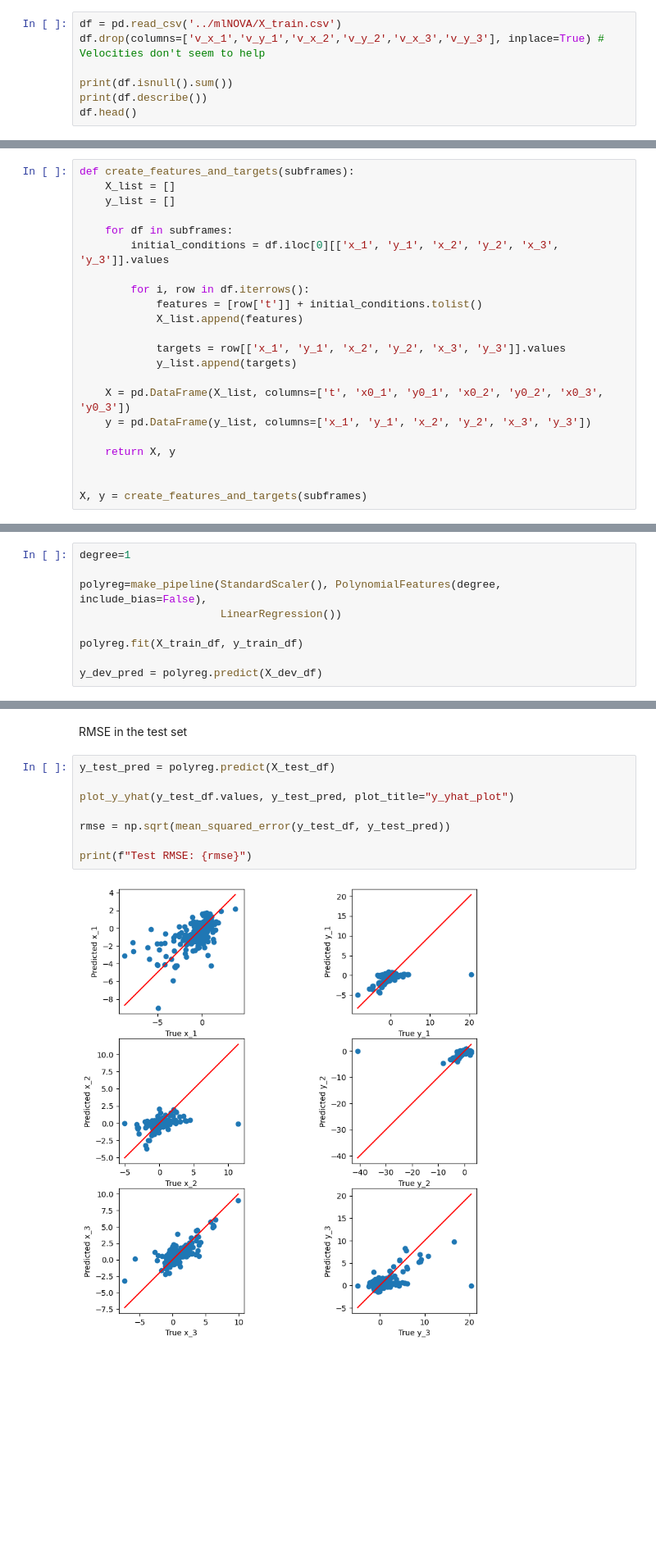
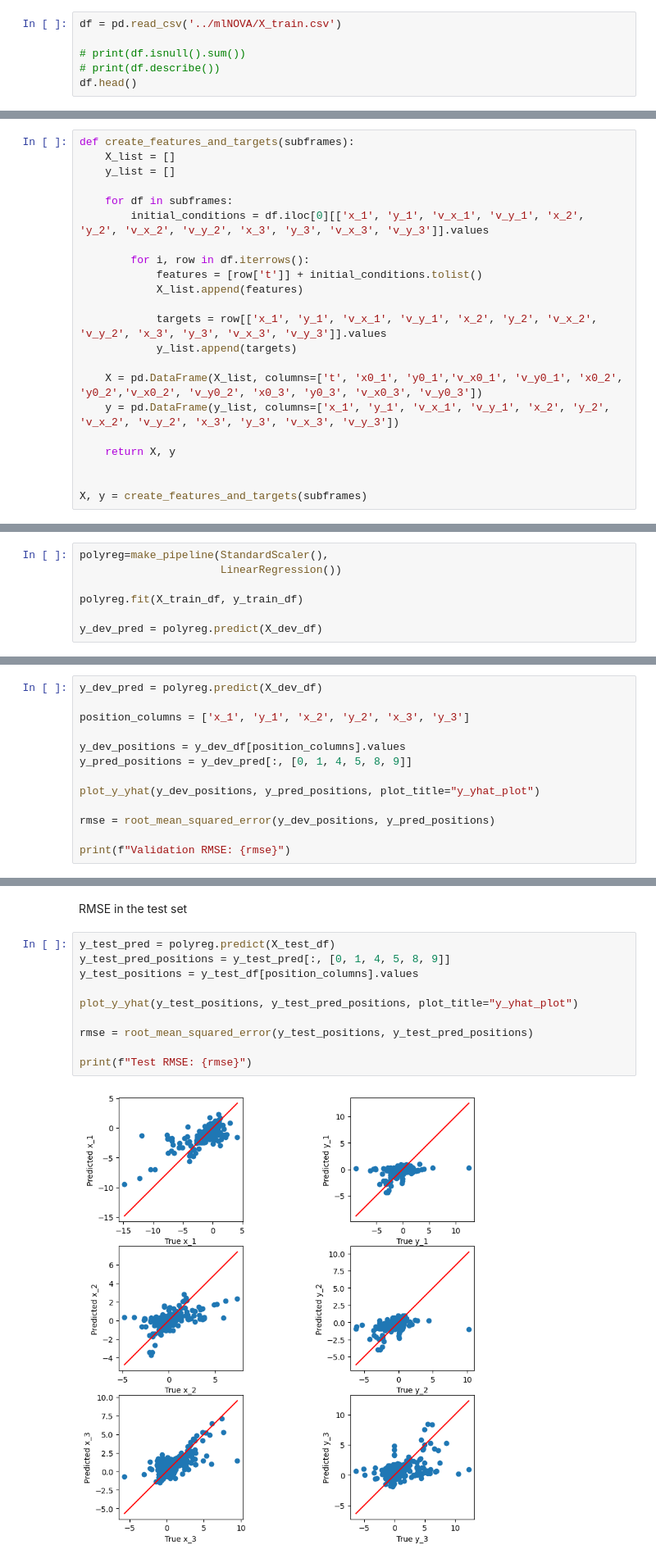
Before and after one commit to RenatoViola/AA_Assignment_1, a Jupyter notebook: Code/assigment.ipynb, the cells around one changed output, grey strips where cells are left out. Shown at 82% size. Saved outputs shown, nothing was run; the diff lists cells and outputs as text; blank space fills up the shorter version.

```diff
--- a/Code/assigment.ipynb
+++ b/Code/assigment.ipynb
@@ -24,9 +26,8 @@ from sklearn.utils import resample
 Load dataset from CSV file and analyze it in terms of missing values and dataset summary
 # %%
 df = pd.read_csv('../mlNOVA/X_train.csv')
-df.drop(columns=['v_x_1','v_y_1','v_x_2','v_y_2','v_x_3','v_y_3'], inplace=True) # Velocities don't seem to help
 
-print(df.isnull().sum())
-print(df.describe())
+# print(df.isnull().sum())
+# print(df.describe())
 df.head()
 # %% [output]
@@ -116,17 +145,17 @@ def create_features_and_targets(subframes):
     y_list = []
 
     for df in subframes:
-        initial_conditions = df.iloc[0][['x_1', 'y_1', 'x_2', 'y_2', 'x_3', 'y_3']].values
+        initial_conditions = df.iloc[0][['x_1', 'y_1', 'v_x_1', 'v_y_1', 'x_2', 'y_2', 'v_x_2', 'v_y_2', 'x_3', 'y_3', 'v_x_3', 'v_y_3']].values
 
         for i, row in df.iterrows():
             features = [row['t']] + initial_conditions.tolist()
             X_list.append(features)
 
-            targets = row[['x_1', 'y_1', 'x_2', 'y_2', 'x_3', 'y_3']].values
+            targets = row[['x_1', 'y_1', 'v_x_1', 'v_y_1', 'x_2', 'y_2', 'v_x_2', 'v_y_2', 'x_3', 'y_3', 'v_x_3', 'v_y_3']].values
             y_list.append(targets)
 
-    X = pd.DataFrame(X_list, columns=['t', 'x0_1', 'y0_1', 'x0_2', 'y0_2', 'x0_3', 'y0_3'])
-    y = pd.DataFrame(y_list, columns=['x_1', 'y_1', 'x_2', 'y_2', 'x_3', 'y_3'])
+    X = pd.DataFrame(X_list, columns=['t', 'x0_1', 'y0_1','v_x0_1', 'v_y0_1', 'x0_2', 'y0_2','v_x0_2', 'v_y0_2', 'x0_3', 'y0_3', 'v_x0_3', 'v_y0_3'])
+    y = pd.DataFrame(y_list, columns=['x_1', 'y_1', 'v_x_1', 'v_y_1', 'x_2', 'y_2', 'v_x_2', 'v_y_2', 'x_3', 'y_3', 'v_x_3', 'v_y_3'])
 
     return X, y
 
@@ -191,9 +257,7 @@ y_test_df = pd.concat(y_test, axis=0)
 
 Linear regression model
 # %%
-degree=1
-
-polyreg=make_pipeline(StandardScaler(), PolynomialFeatures(degree, include_bias=False),
+polyreg=make_pipeline(StandardScaler(),
                       LinearRegression())
 
 polyreg.fit(X_train_df, y_train_df)
@@ -415,0 +487,13 @@ Validation RMSE: 1.1488290320088677
+# %%
+y_dev_pred = polyreg.predict(X_dev_df)
+
+position_columns = ['x_1', 'y_1', 'x_2', 'y_2', 'x_3', 'y_3']
+
+y_dev_positions = y_dev_df[position_columns].values
+y_pred_positions = y_dev_pred[:, [0, 1, 4, 5, 8, 9]]
+
+plot_y_yhat(y_dev_positions, y_pred_positions, plot_title="y_yhat_plot")
+
+rmse = root_mean_squared_error(y_dev_positions, y_pred_positions)
+
+print(f"Validation RMSE: {rmse}")
@@ -417,11 +504,13 @@ Validation RMSE: 1.1488290320088677
 RMSE in the test set
 # %%
 y_test_pred = polyreg.predict(X_test_df)
+y_test_pred_positions = y_test_pred[:, [0, 1, 4, 5, 8, 9]]
+y_test_positions = y_test_df[position_columns].values
 
-plot_y_yhat(y_test_df.values, y_test_pred, plot_title="y_yhat_plot")
+plot_y_yhat(y_test_positions, y_test_pred_positions, plot_title="y_yhat_plot")
 
-rmse = np.sqrt(mean_squared_error(y_test_df, y_test_pred))
+rmse = root_mean_squared_error(y_test_positions, y_test_pred_positions)
 
 print(f"Test RMSE: {rmse}")
 # %% [output]
-[figure, old version]
+[figure, new version]
```
Also changed, not shown: parts of 30 cells of this notebook.
